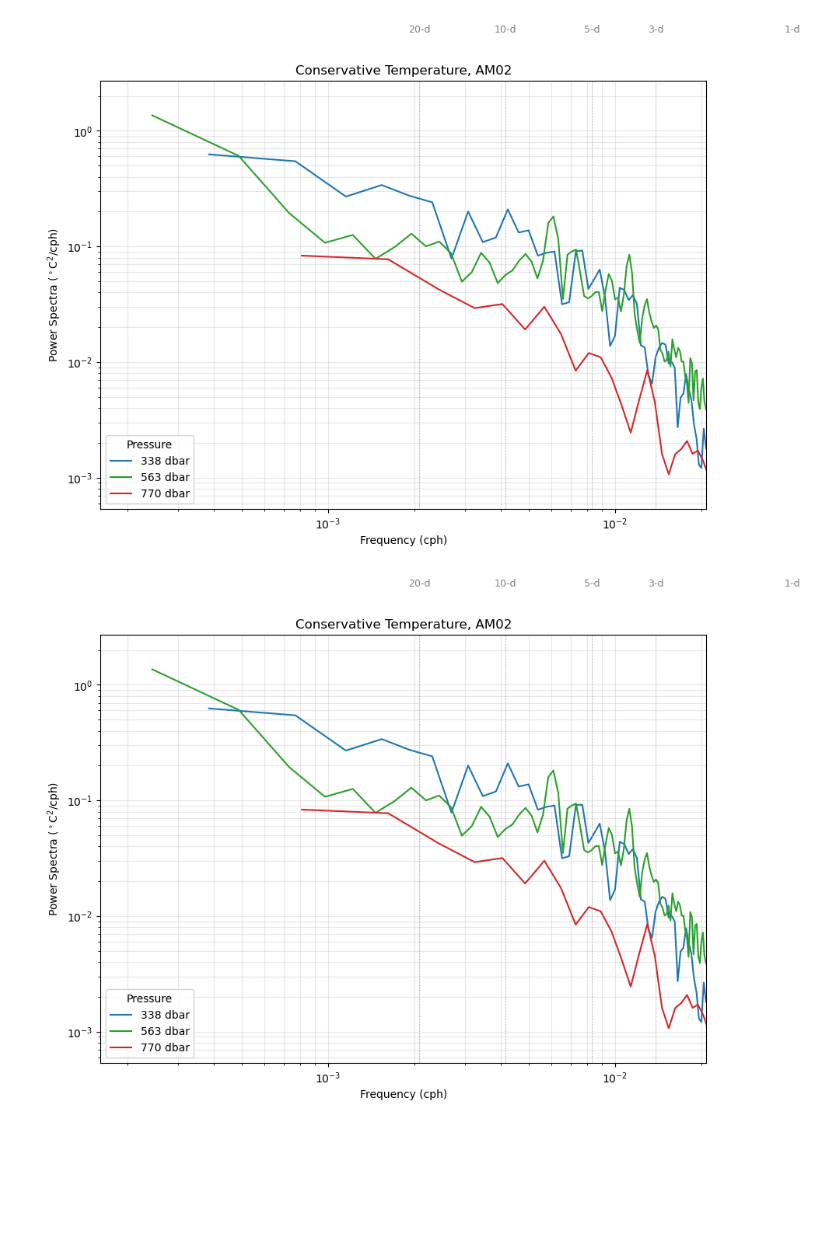
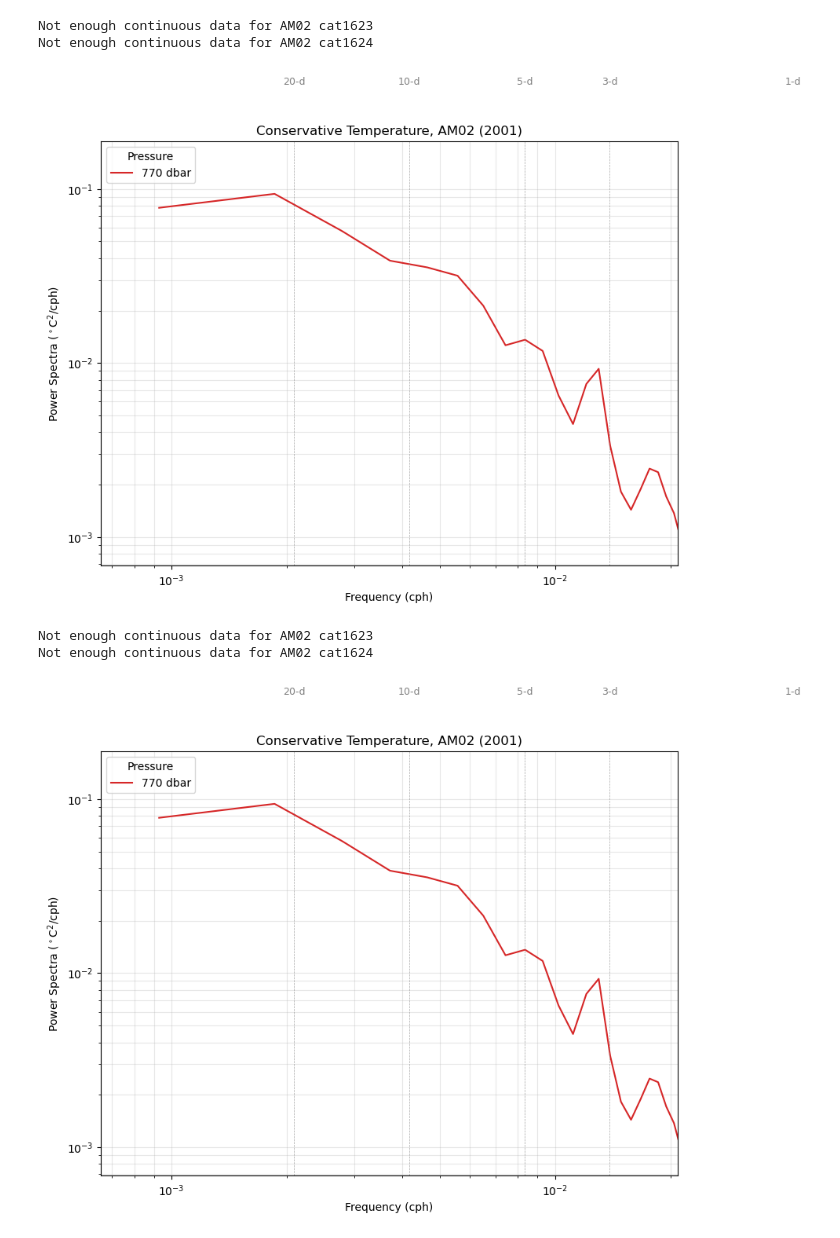
Before and after one commit to dohertyalexj/amery-amisor, a Jupyter notebook: notebooks/explore_PowerSpectrum.ipynb, the cells around one changed output. Cells and saved outputs as stored; diff of their text form; code cells hidden in the pictures; blank space fills up the shorter version.

```diff
--- a/notebooks/explore_PowerSpectrum.ipynb
+++ b/notebooks/explore_PowerSpectrum.ipynb
@@ -1,16 +1,20 @@
 # %%
 import pandas as pd
 from fun_powerSpectrum import plot_psd_borehole
 from fun_filtering import apply_lowpass_filter
 
 df = pd.read_parquet("../data/proc/03_pressure_handled.parquet")
 
 filter_cutoff_period = 48  # hours
 
 df = apply_lowpass_filter(df, cutoff_period=filter_cutoff_period, sampling_interval=0.5, max_gap_hours=24)
 
-plot_psd_borehole(df, "AM02", variable="conservative_temperature_smooth", filter_cutoff_period=filter_cutoff_period)
-plot_psd_borehole(df, "AM02", variable="potential_temperature_smooth", filter_cutoff_period=filter_cutoff_period)
+plot_psd_borehole(df, "AM02", variable="conservative_temperature_smooth", filter_cutoff_period=filter_cutoff_period, year=2001)
+plot_psd_borehole(df, "AM02", variable="potential_temperature_smooth", filter_cutoff_period=filter_cutoff_period, year=2001)
 # %% [output]
+Not enough continuous data for AM02 cat1623
+Not enough continuous data for AM02 cat1624
-[figure, old version]
+[figure, new version]
+Not enough continuous data for AM02 cat1623
+Not enough continuous data for AM02 cat1624
-[figure, old version]
+[figure, new version]
```
Also changed, not shown: 8 other files.
